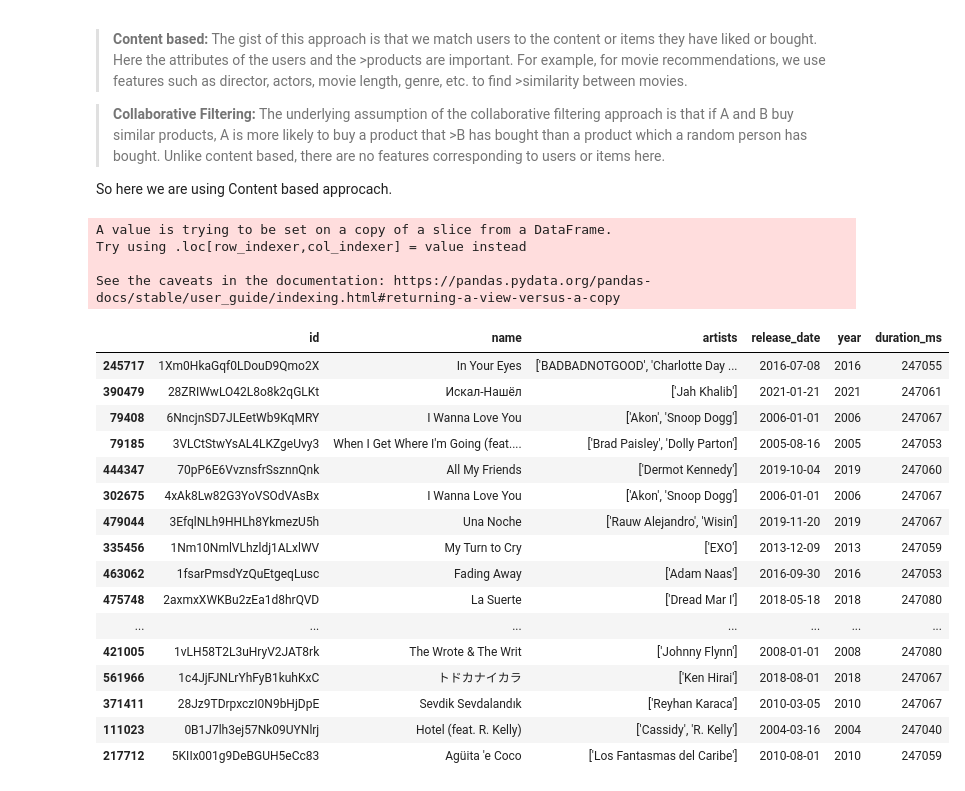
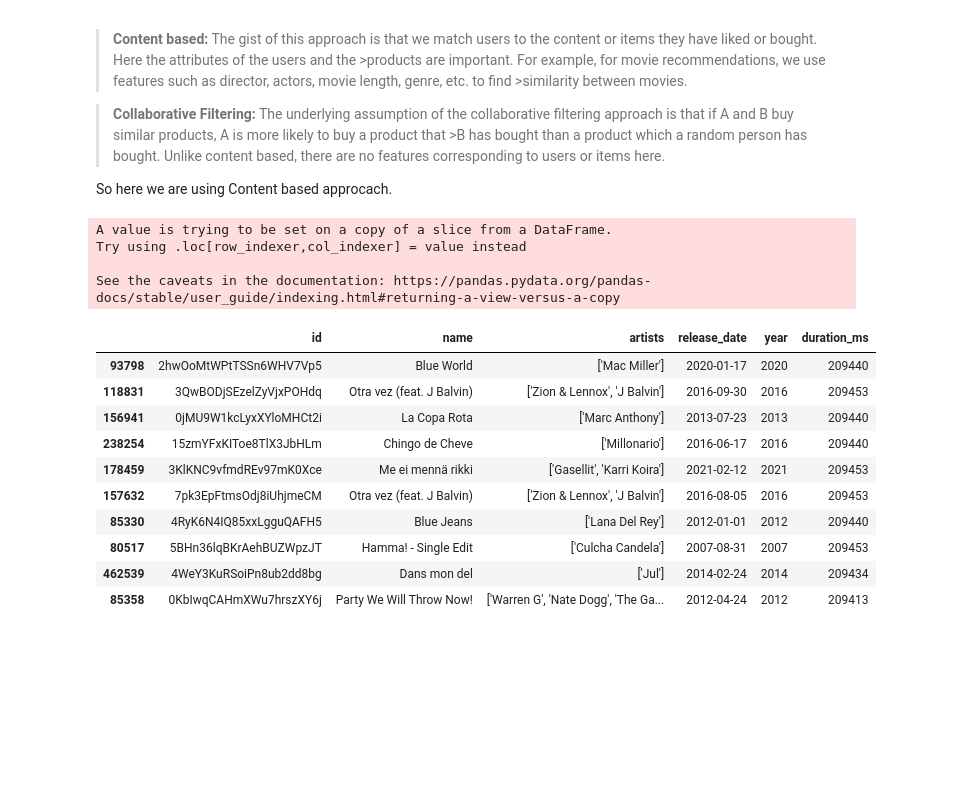
Before and after one commit to Darkrove/Music-Recommender-System, a Jupyter notebook: music-recommender-system.ipynb, the cells around one changed output. Cells and saved outputs as stored; diff of their text form; code cells hidden in the pictures; blank space fills up the shorter version.

Commit message:
Kaggle Notebook | music-recommender-system | Version 2

```diff
--- a/music-recommender-system.ipynb
+++ b/music-recommender-system.ipynb
@@ -161,8 +160,13 @@ The main idea behind normalization/standardization is always the same. Variables
 
 ![https://miro.medium.com/max/287/1*eO8b-xIGhnLgsQol3O6ksw.png](https://miro.medium.com/max/287/1*eO8b-xIGhnLgsQol3O6ksw.png)
 # %%
-from sklearn.preprocessing import MinMaxScaler
+from sklearn.preprocessing import StandardScaler
+scaler = StandardScaler()
+
 datatypes= ['int16','int32','int64','float16','float32','float64']
 normalization = dataset.select_dtypes(include=datatypes)
-for col in normalization.columns:
-    MinMaxScaler(col)
+
+scaled_X = scaler.fit_transform(normalization.values)
+
+scaled_df = pd.DataFrame(scaled_X, columns = normalization.columns)
+scaled_df.head()
@@ -211,8 +222,9 @@ It is an iterative algorithm that divides the unlabeled dataset into k different
 ![https://static.javatpoint.com/tutorial/machine-learning/images/k-means-clustering-algorithm-in-machine-learning.png](https://static.javatpoint.com/tutorial/machine-learning/images/k-means-clustering-algorithm-in-machine-learning.png)
 # %%
 from sklearn.cluster import KMeans
+from sklearn.preprocessing import MinMaxScaler
 kmeans = KMeans(n_clusters=10)
-features = kmeans.fit_predict(normalization)
+features = kmeans.fit_predict(scaled_df)
 dataset['features'] = features
 MinMaxScaler(dataset['features'])
 # %% [output]
@@ -240,43 +252,37 @@ So here we are using Content based approcach.
 # %%
 class Music_Recommendation():
     def __init__(self, dataset):
         self.dataset = dataset
     def recommend(self, songs, amount=1):
         distance = []
         song = self.dataset[(self.dataset.name.str.lower() == songs.lower())].head(1).values[0]
         rec = self.dataset[self.dataset.name.str.lower() != songs.lower()]
         for songs in tqdm(rec.values):
             d = 0
             for col in np.arange(len(rec.columns)):
                 if not col in [0, 1, 5, 6, 7]:
                     d = d + np.absolute(float(song[col]) - float(songs[col]))
             distance.append(d)
         rec['distance'] = distance
         rec = rec.sort_values('distance')
         columns = ['id','name','artists','release_date','year','duration_ms']
         return rec[columns][:amount]
 
 recommendations = Music_Recommendation(dataset)
-recommendations.recommend("Toosie Slide", 20)
+recommendations.recommend("Dance Monkey", 10)
 # %% [output]
 A value is trying to be set on a copy of a slice from a DataFrame.
 Try using .loc[row_indexer,col_indexer] = value instead
 
 See the caveats in the documentation: https://pandas.pydata.org/pandas-docs/stable/user_guide/indexing.html#returning-a-view-versus-a-copy
 |  | id | name | artists | release_date | year | duration_ms |
-| 245717 | 1Xm0HkaGqf0LDouD9Qmo2X | In Your Eyes | ['BADBADNOTGOOD', 'Charlotte Day ... | 2016-07-08 | 2016 | 247055 |
-| 390479 | 28ZRIWwLO42L8o8k2qGLKt | Искал-Нашёл | ['Jah Khalib'] | 2021-01-21 | 2021 | 247061 |
-| 79408 | 6NncjnSD7JLEetWb9KqMRY | I Wanna Love You | ['Akon', 'Snoop Dogg'] | 2006-01-01 | 2006 | 247067 |
-| 79185 | 3VLCtStwYsAL4LKZgeUvy3 | When I Get Where I'm Going (feat.... | ['Brad Paisley', 'Dolly Parton'] | 2005-08-16 | 2005 | 247053 |
-| 444347 | 70pP6E6VvznsfrSsznnQnk | All My Friends | ['Dermot Kennedy'] | 2019-10-04 | 2019 | 247060 |
-| 302675 | 4xAk8Lw82G3YoVSOdVAsBx | I Wanna Love You | ['Akon', 'Snoop Dogg'] | 2006-01-01 | 2006 | 247067 |
-| 479044 | 3EfqlNLh9HHLh8YkmezU5h | Una Noche | ['Rauw Alejandro', 'Wisin'] | 2019-11-20 | 2019 | 247067 |
-| 335456 | 1Nm10NmlVLhzldj1ALxlWV | My Turn to Cry | ['EXO'] | 2013-12-09 | 2013 | 247059 |
-| 463062 | 1fsarPmsdYzQuEtgeqLusc | Fading Away | ['Adam Naas'] | 2016-09-30 | 2016 | 247053 |
-| 475748 | 2axmxXWKBu2zEa1d8hrQVD | La Suerte | ['Dread Mar I'] | 2018-05-18 | 2018 | 247080 |
-| ... | ... | ... | ... | ... | ... | ... |
-| 421005 | 1vLH58T2L3uHryV2JAT8rk | The Wrote & The Writ | ['Johnny Flynn'] | 2008-01-01 | 2008 | 247080 |
-| 561966 | 1c4JjFJNLrYhFyB1kuhKxC | トドカナイカラ | ['Ken Hirai'] | 2018-08-01 | 2018 | 247067 |
-| 371411 | 28Jz9TDrpxczI0N9bHjDpE | Sevdik Sevdalandık | ['Reyhan Karaca'] | 2010-03-05 | 2010 | 247067 |
-| 111023 | 0B1J7lh3ej57Nk09UYNlrj | Hotel (feat. R. Kelly) | ['Cassidy', 'R. Kelly'] | 2004-03-16 | 2004 | 247040 |
-| 217712 | 5KIIx001g9DeBGUH5eCc83 | Agüita 'e Coco | ['Los Fantasmas del Caribe'] | 2010-08-01 | 2010 | 247059 |
+| 93798 | 2hwOoMtWPtTSSn6WHV7Vp5 | Blue World | ['Mac Miller'] | 2020-01-17 | 2020 | 209440 |
+| 118831 | 3QwBODjSEzelZyVjxPOHdq | Otra vez (feat. J Balvin) | ['Zion & Lennox', 'J Balvin'] | 2016-09-30 | 2016 | 209453 |
+| 156941 | 0jMU9W1kcLyxXYloMHCt2i | La Copa Rota | ['Marc Anthony'] | 2013-07-23 | 2013 | 209440 |
+| 238254 | 15zmYFxKIToe8TlX3JbHLm | Chingo de Cheve | ['Millonario'] | 2016-06-17 | 2016 | 209440 |
+| 178459 | 3KlKNC9vfmdREv97mK0Xce | Me ei mennä rikki | ['Gasellit', 'Karri Koira'] | 2021-02-12 | 2021 | 209453 |
+| 157632 | 7pk3EpFtmsOdj8iUhjmeCM | Otra vez (feat. J Balvin) | ['Zion & Lennox', 'J Balvin'] | 2016-08-05 | 2016 | 209453 |
+| 85330 | 4RyK6N4IQ85xxLgguQAFH5 | Blue Jeans | ['Lana Del Rey'] | 2012-01-01 | 2012 | 209440 |
+| 80517 | 5BHn36lqBKrAehBUZWpzJT | Hamma! - Single Edit | ['Culcha Candela'] | 2007-08-31 | 2007 | 209453 |
+| 462539 | 4WeY3KuRSoiPn8ub2dd8bg | Dans mon del | ['Jul'] | 2014-02-24 | 2014 | 209434 |
+| 85358 | 0KbIwqCAHmXWu7hrszXY6j | Party We Will Throw Now! | ['Warren G', 'Nate Dogg', 'The Ga... | 2012-04-24 | 2012 | 209413 |
```
Also changed, not shown: parts of 6 cells of this notebook.
